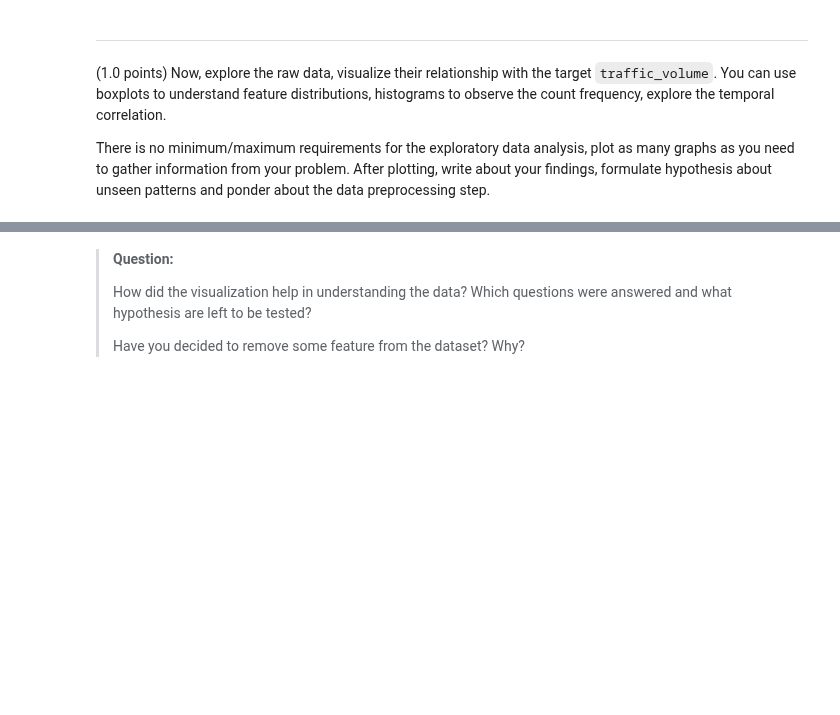
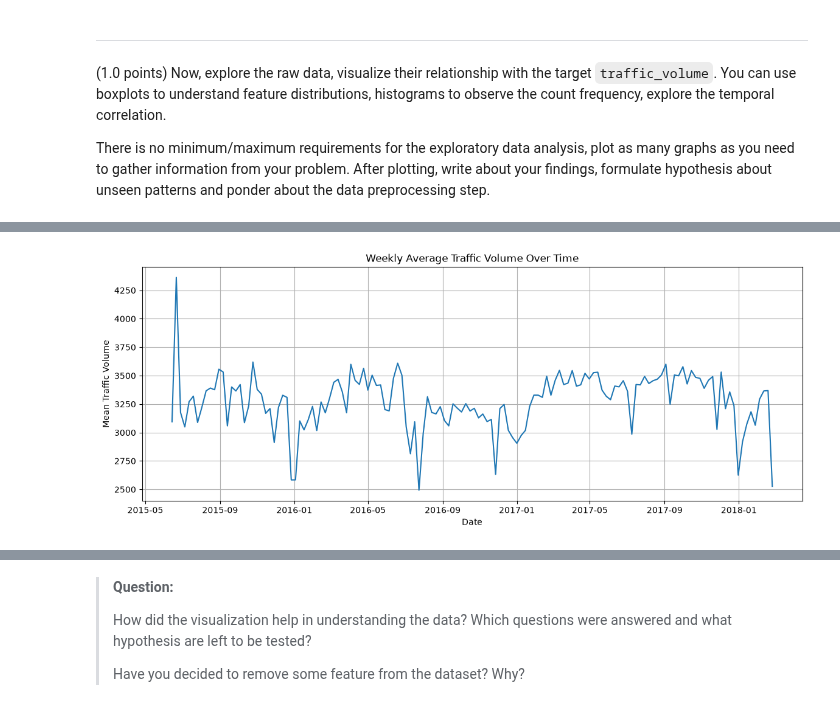
Before and after one commit to MarianaDourado/MO444-ML, a Jupyter notebook: Tarefa1/mc886_2s2026-assignment_1.ipynb, the cells around one changed output, grey strips where cells are left out. Cells and saved outputs as stored; diff of their text form; code cells hidden in the pictures; blank space fills up the shorter version.

```diff
--- a/Tarefa1/mc886_2s2026-assignment_1.ipynb
+++ b/Tarefa1/mc886_2s2026-assignment_1.ipynb
@@ -210,0 +380,21 @@ plt.show()
+# %%
+weekly_traffic = (
+    train_df
+    .set_index("date")
+    ["traffic_volume"]
+    .resample("W")
+    .mean()
+)
+
+plt.figure(figsize=(14, 5))
+
+plt.plot(weekly_traffic.index, weekly_traffic.values)
+
+plt.xlabel("Date")
+plt.ylabel("Mean Traffic Volume")
+plt.title("Weekly Average Traffic Volume Over Time")
+plt.grid()
+
+plt.show()
+# %% [output]
+[figure, added]
```
Also changed, not shown: parts of 14 cells of this notebook, 1 other file.
